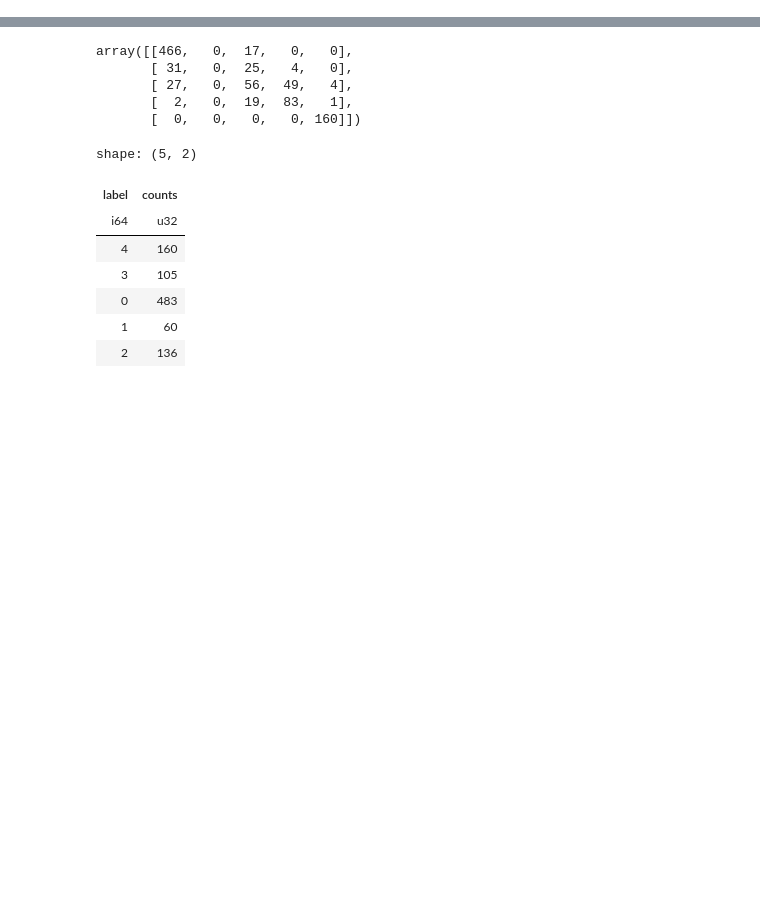
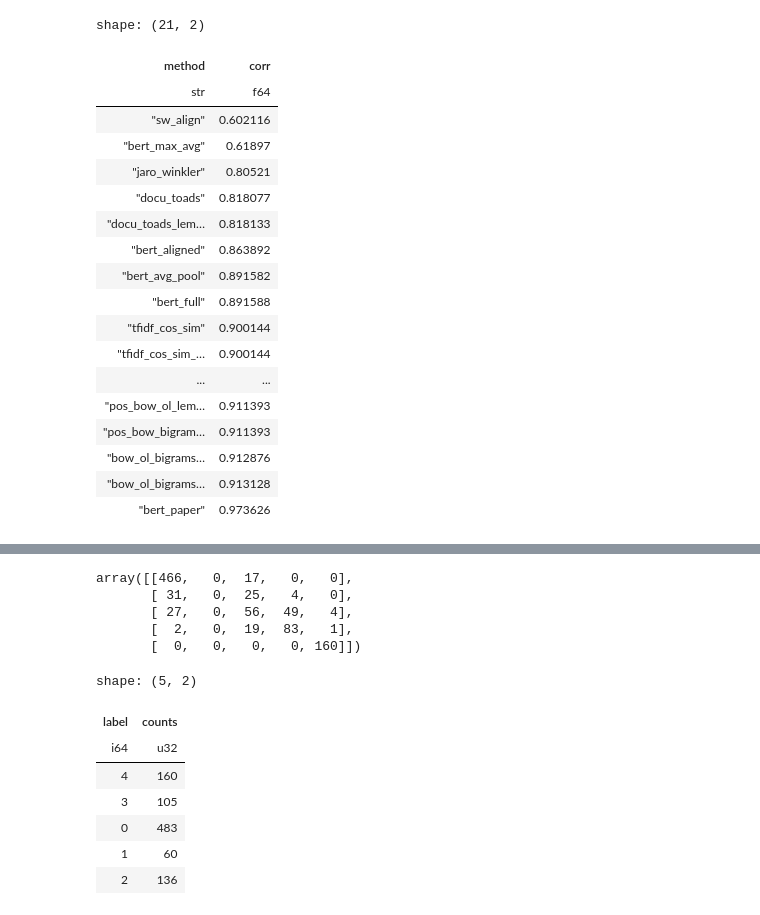
Before and after one commit to PeterWalchhofer/law-bill-similarity, a Jupyter notebook: experiment.ipynb, the cells around one changed output, grey strips where cells are left out. Drawn from its saved outputs; the diff is of its cells as text; code cells hidden in the pictures; blank space fills up the shorter version.

```diff
--- a/experiment.ipynb
+++ b/experiment.ipynb
@@ -171,0 +241,22 @@ pl.DataFrame(results, schema=["method", "corr"]).sort(by="corr",descending=True)
+# %%
+eval_en
+# %% [output]
+shape: (21, 2)
+| method | corr |
+| str | f64 |
+| "sw_align" | 0.602116 |
+| "bert_max_avg" | 0.61897 |
+| "jaro_winkler" | 0.80521 |
+| "docu_toads" | 0.818077 |
+| "docu_toads_lem… | 0.818133 |
+| "bert_aligned" | 0.863892 |
+| "bert_avg_pool" | 0.891582 |
+| "bert_full" | 0.891588 |
+| "tfidf_cos_sim" | 0.900144 |
+| "tfidf_cos_sim_… | 0.900144 |
+| ... | ... |
+| "pos_bow_ol_lem… | 0.911393 |
+| "pos_bow_bigram… | 0.911393 |
+| "bow_ol_bigrams… | 0.912876 |
+| "bow_ol_bigrams… | 0.913128 |
+| "bert_paper" | 0.973626 |
```
Also changed, not shown: parts of 23 cells of this notebook, 3 other files.
